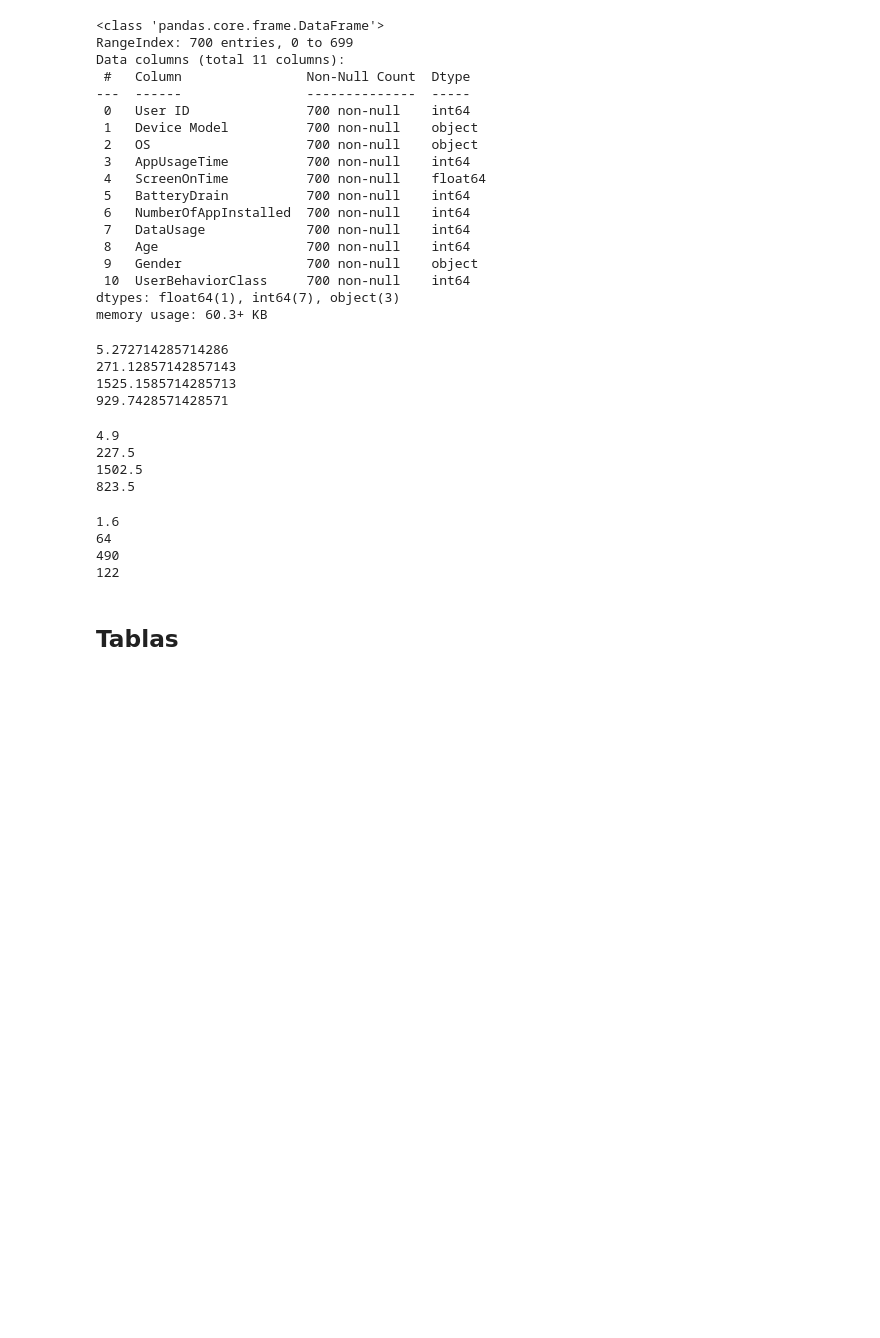
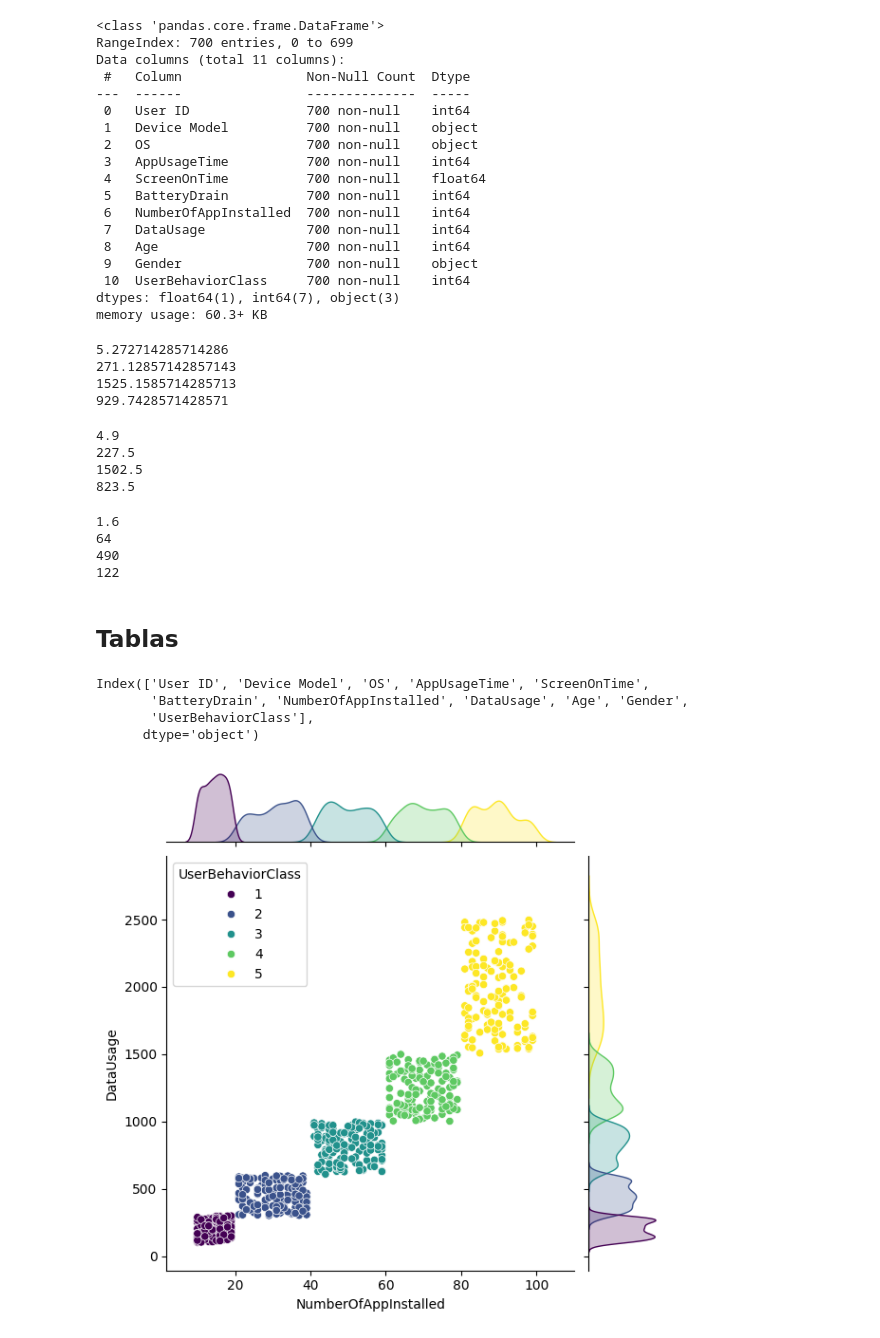
Before and after one commit to A01749694/AnalisisDatos, a Jupyter notebook: analisisDatos.ipynb, the cells around one changed output. Drawn from its saved outputs; the diff is of its cells as text; code cells hidden in the pictures; blank space fills up the shorter version.

```diff
--- a/analisisDatos.ipynb
+++ b/analisisDatos.ipynb
@@ -79,3 +79,13 @@ print(moda_usoDatos)
 122
 # %% [markdown]
 ## Tablas
+# %%
+print(df.columns)
+sns.jointplot(data=df, x='NumberOfAppInstalled', y='DataUsage', hue='UserBehaviorClass', palette='viridis')
+plt.show()
+# %% [output]
+Index(['User ID', 'Device Model', 'OS', 'AppUsageTime', 'ScreenOnTime',
+       'BatteryDrain', 'NumberOfAppInstalled', 'DataUsage', 'Age', 'Gender',
+       'UserBehaviorClass'],
+      dtype='object')
+[figure, added]
```
